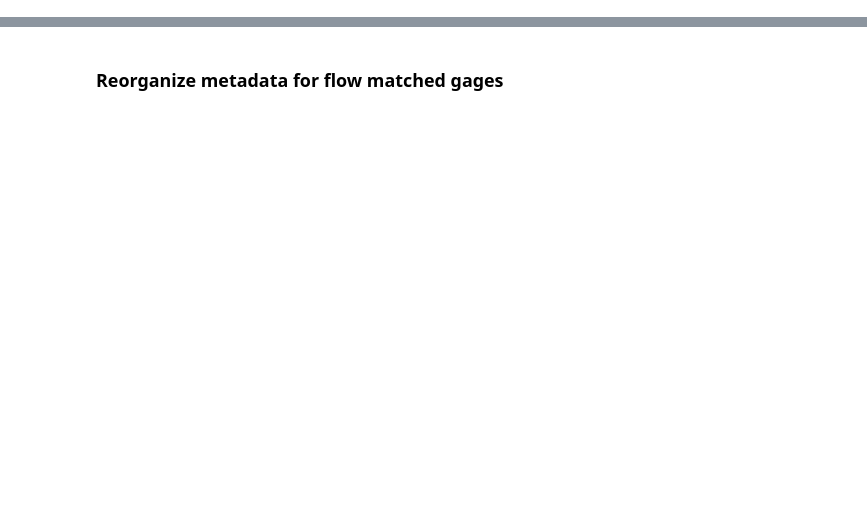
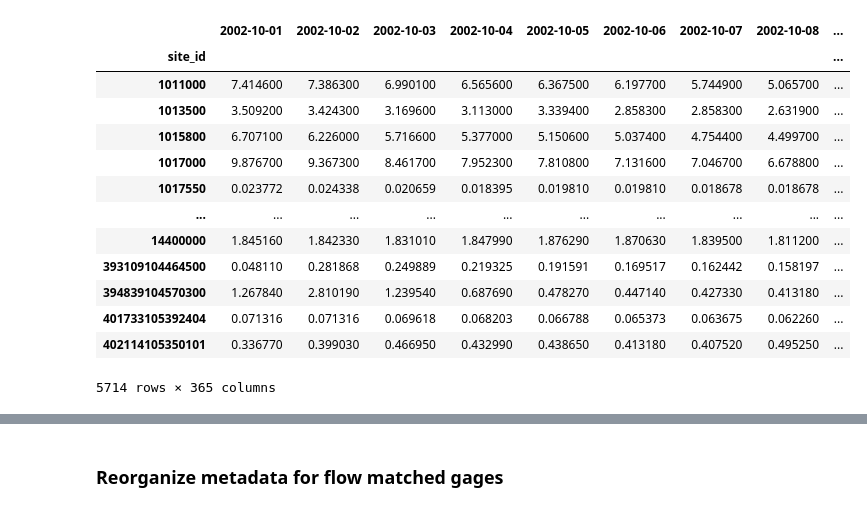
Before and after one commit to danielletijerina/PFCONUS2-analysis, a Jupyter notebook: scripts/Validation/Streamflow/1_Organize_Streamflow.ipynb, the cells around one changed output, grey strips where cells are left out. Saved outputs shown, nothing was run; the diff lists cells and outputs as text; code cells hidden in the pictures; blank space fills up the shorter version.

```diff
--- a/scripts/Validation/Streamflow/1_Organize_Streamflow.ipynb
+++ b/scripts/Validation/Streamflow/1_Organize_Streamflow.ipynb
@@ -68,0 +56,16 @@ pf_flow_df
+# %%
+# Read observation data and organize
+obs_data = pd.read_csv(f'{organized_dir}/{obs_data_file}', index_col=['site_id'])
+obs_data = obs_data.drop(columns=['Unnamed: 0'])
+# remove sites with less than 365 days of observations
+obs_data = obs_data.loc[(obs_data['num_obs']==365)]
+# Read metadata and organize
+metadata = pd.read_csv(f'{organized_dir}/{metadata_file}', index_col=['site_id'])
+metadata = metadata.drop(columns=['Unnamed: 0'])
+# also remove the sites with less than 365 obs from the metadata
+metadata = metadata[metadata.index.isin(obs_data.index)]
+
+# add number of observations column from the obs_data df
+metadata['num_obs'] = obs_data['num_obs']
+# remove num_obs from data so we can sum and calc stats
+obs_data = obs_data.drop(columns=['num_obs'])
@@ -68,0 +89,17 @@ pf_flow_df
+# %%
+obs_data
+# %% [output]
+|  | 2002-10-01 | 2002-10-02 | 2002-10-03 | 2002-10-04 | 2002-10-05 | 2002-10-06 | 2002-10-07 | 2002-10-08 | ... |
+| site_id |  |  |  |  |  |  |  |  | ... |
+| 1011000 | 7.414600 | 7.386300 | 6.990100 | 6.565600 | 6.367500 | 6.197700 | 5.744900 | 5.065700 | ... |
+| 1013500 | 3.509200 | 3.424300 | 3.169600 | 3.113000 | 3.339400 | 2.858300 | 2.858300 | 2.631900 | ... |
+| 1015800 | 6.707100 | 6.226000 | 5.716600 | 5.377000 | 5.150600 | 5.037400 | 4.754400 | 4.499700 | ... |
+| 1017000 | 9.876700 | 9.367300 | 8.461700 | 7.952300 | 7.810800 | 7.131600 | 7.046700 | 6.678800 | ... |
+| 1017550 | 0.023772 | 0.024338 | 0.020659 | 0.018395 | 0.019810 | 0.019810 | 0.018678 | 0.018678 | ... |
+| ... | ... | ... | ... | ... | ... | ... | ... | ... | ... |
+| 14400000 | 1.845160 | 1.842330 | 1.831010 | 1.847990 | 1.876290 | 1.870630 | 1.839500 | 1.811200 | ... |
+| 393109104464500 | 0.048110 | 0.281868 | 0.249889 | 0.219325 | 0.191591 | 0.169517 | 0.162442 | 0.158197 | ... |
+| 394839104570300 | 1.267840 | 2.810190 | 1.239540 | 0.687690 | 0.478270 | 0.447140 | 0.427330 | 0.413180 | ... |
+| 401733105392404 | 0.071316 | 0.071316 | 0.069618 | 0.068203 | 0.066788 | 0.065373 | 0.063675 | 0.062260 | ... |
+| 402114105350101 | 0.336770 | 0.399030 | 0.466950 | 0.432990 | 0.438650 | 0.413180 | 0.407520 | 0.495250 | ... |
+5714 rows × 365 columns
```
Also changed, not shown: parts of 14 cells of this notebook, 10 other files.
